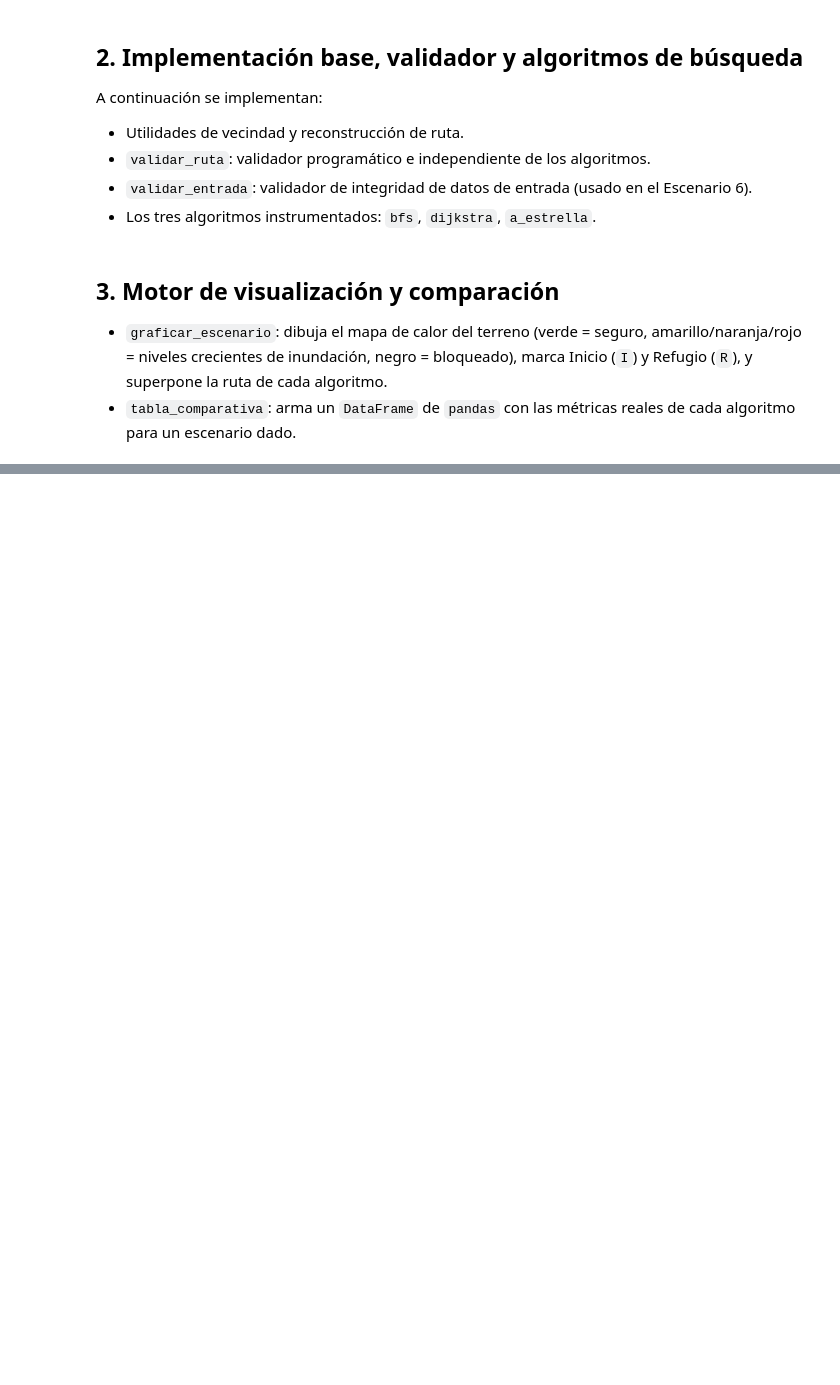
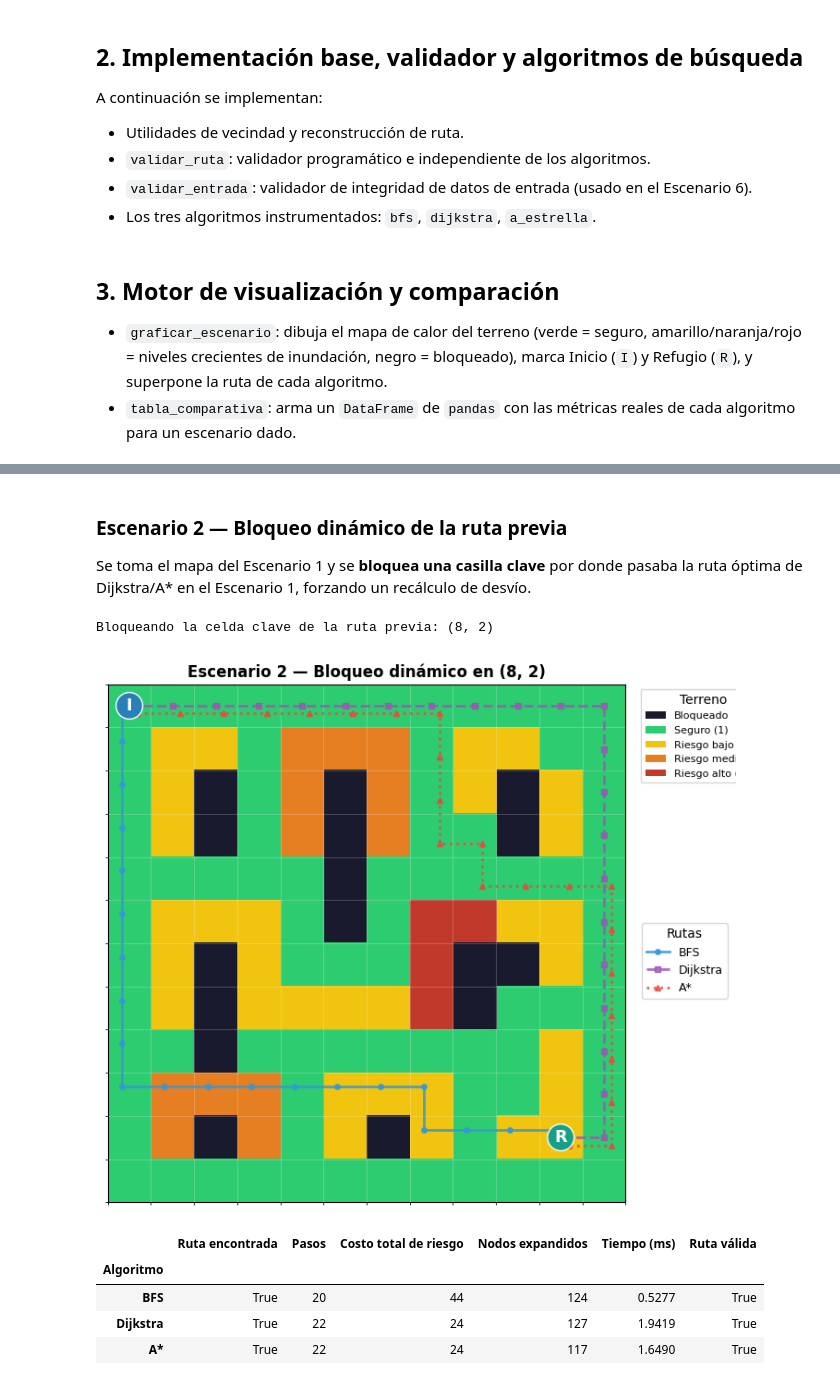
Before and after one commit to Gonzalo-Chable/practica2-FundamentosIA, a Jupyter notebook: Proyecto_evacuacuion.ipynb, the cells around one changed output, grey strips where cells are left out. Saved outputs shown, nothing was run; the diff lists cells and outputs as text; code cells hidden in the pictures; blank space fills up the shorter version.

```diff
--- a/Proyecto_evacuacuion.ipynb
+++ b/Proyecto_evacuacuion.ipynb
@@ -466,0 +512,27 @@ def ejecutar_y_comparar(mapa, inicio, refugio, titulo=""):
+# %% [markdown]
+### Escenario 2 — Bloqueo dinámico de la ruta previa
+
+Se toma el mapa del Escenario 1 y se **bloquea una casilla clave** por donde pasaba la ruta
+óptima de Dijkstra/A* en el Escenario 1, forzando un recálculo de desvío.
+# %%
+mapa_2 = copy.deepcopy(mapa_1)
+
+# Tomamos una celda intermedia de la ruta óptima (Dijkstra/A*) del Escenario 1 y la bloqueamos.
+ruta_previa = resultados_1["Dijkstra"]["ruta"]
+celda_clave = ruta_previa[len(ruta_previa) // 2]
+print(f"Bloqueando la celda clave de la ruta previa: {celda_clave}")
+mapa_2[celda_clave] = 0
+
+resultados_2, tabla_2 = ejecutar_y_comparar(
+    mapa_2, INICIO_1, REFUGIO_1,
+    titulo=f"Escenario 2 — Bloqueo dinámico en {celda_clave}"
+)
+tabla_2
+# %% [output]
+Bloqueando la celda clave de la ruta previa: (8, 2)
+[figure, added]
+|  | Ruta encontrada | Pasos | Costo total de riesgo | Nodos expandidos | Tiempo (ms) | Ruta válida |
+| Algoritmo |  |  |  |  |  |  |
+| BFS | True | 20 | 44 | 124 | 0.5277 | True |
+| Dijkstra | True | 22 | 24 | 127 | 1.9419 | True |
+| A* | True | 22 | 24 | 117 | 1.6490 | True |
```
Also changed, not shown: parts of 22 cells of this notebook.
